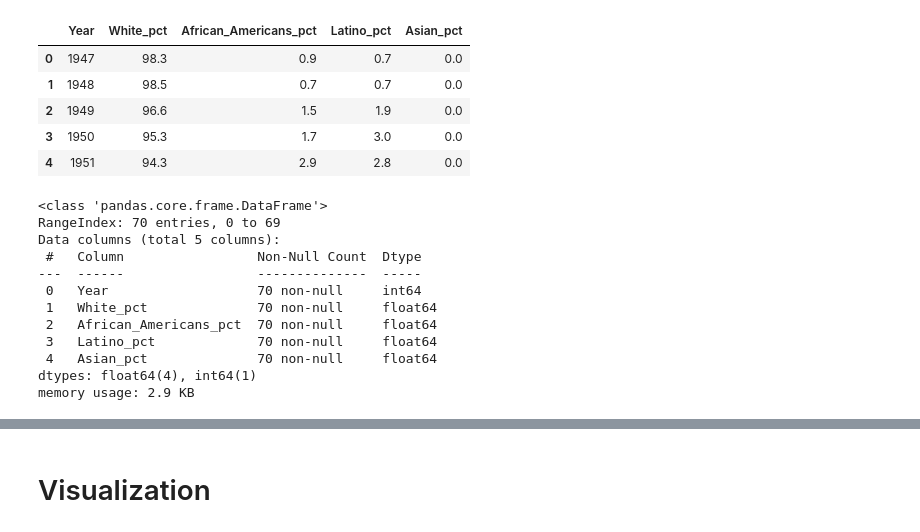
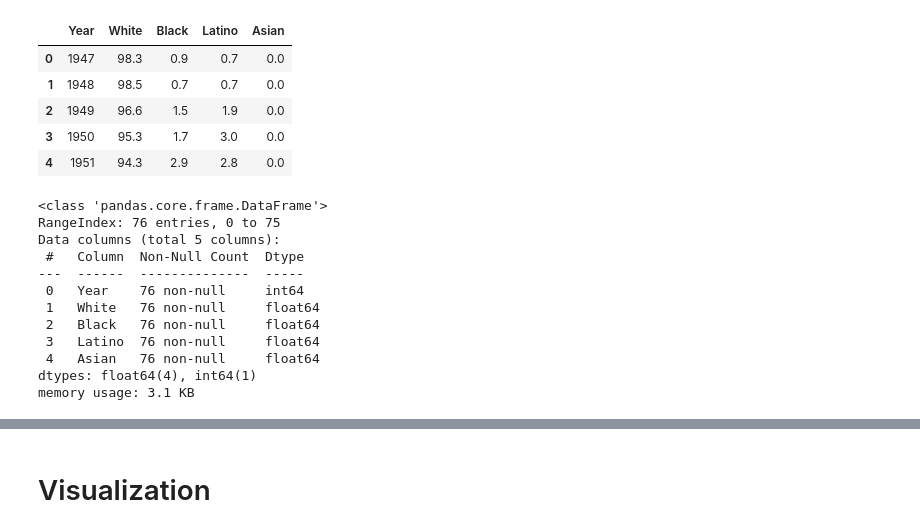
Before and after one commit to 550tealeaves/DATA-70500-working-with-data, a Jupyter notebook: Baseball_demo.ipynb, the cells around one changed output, grey strips where cells are left out. Cells and saved outputs as stored; diff of their text form; code cells hidden in the pictures.

```diff
--- a/Baseball_demo.ipynb
+++ b/Baseball_demo.ipynb
@@ -9,11 +9,11 @@ import math
 import matplotlib.pyplot as plt
 # %%
 #import dataset
-baseball_df = pd.read_csv('https://raw.githubusercontent.com/550tealeaves/DATA-70500-working-with-data/refs/heads/main/datasets/player_demo_stats.csv')
+baseball_df = pd.read_csv('https://raw.githubusercontent.com/550tealeaves/DATA-70500-working-with-data/refs/heads/main/datasets/player_stats.csv')
 
 baseball_df.head()
 # %% [output]
-|  | Year | White_pct | African_Americans_pct | Latino_pct | Asian_pct |
+|  | Year | White | Black | Latino | Asian |
 | 0 | 1947 | 98.3 | 0.9 | 0.7 | 0.0 |
 | 1 | 1948 | 98.5 | 0.7 | 0.7 | 0.0 |
 | 2 | 1949 | 96.6 | 1.5 | 1.9 | 0.0 |
@@ -23,17 +23,17 @@ baseball_df.head()
 baseball_df.info()
 # %% [output]
 <class 'pandas.core.frame.DataFrame'>
-RangeIndex: 70 entries, 0 to 69
+RangeIndex: 76 entries, 0 to 75
 Data columns (total 5 columns):
- #   Column                 Non-Null Count  Dtype
----  ------                 --------------  -----
- 0   Year                   70 non-null     int64
- 1   White_pct              70 non-null     float64
- 2   African_Americans_pct  70 non-null     float64
- 3   Latino_pct             70 non-null     float64
- 4   Asian_pct              70 non-null     float64
+ #   Column  Non-Null Count  Dtype
+---  ------  --------------  -----
+ 0   Year    76 non-null     int64
+ 1   White   76 non-null     float64
+ 2   Black   76 non-null     float64
+ 3   Latino  76 non-null     float64
+ 4   Asian   76 non-null     float64
 dtypes: float64(4), int64(1)
-memory usage: 2.9 KB
+memory usage: 3.1 KB
 # %%
 baseball_df.describe()
 # %% [output]
```
Also changed, not shown: parts of 18 cells of this notebook.
